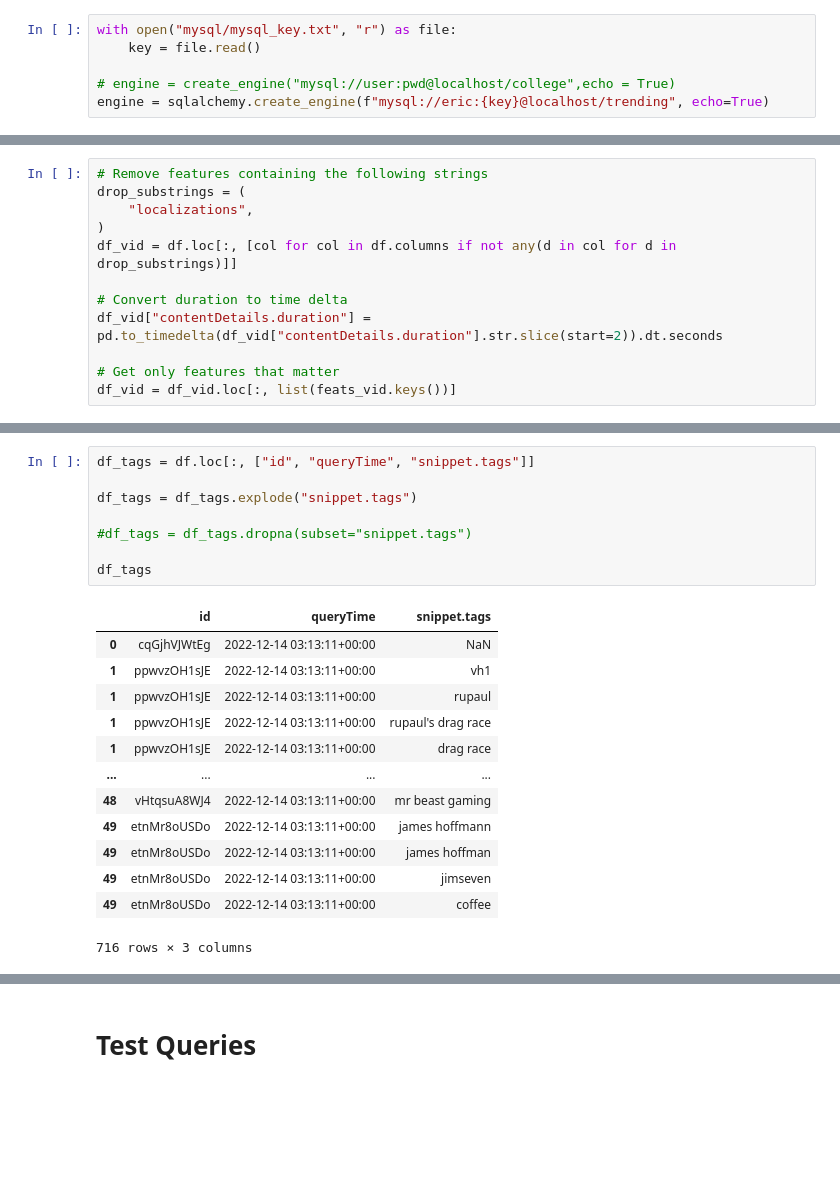
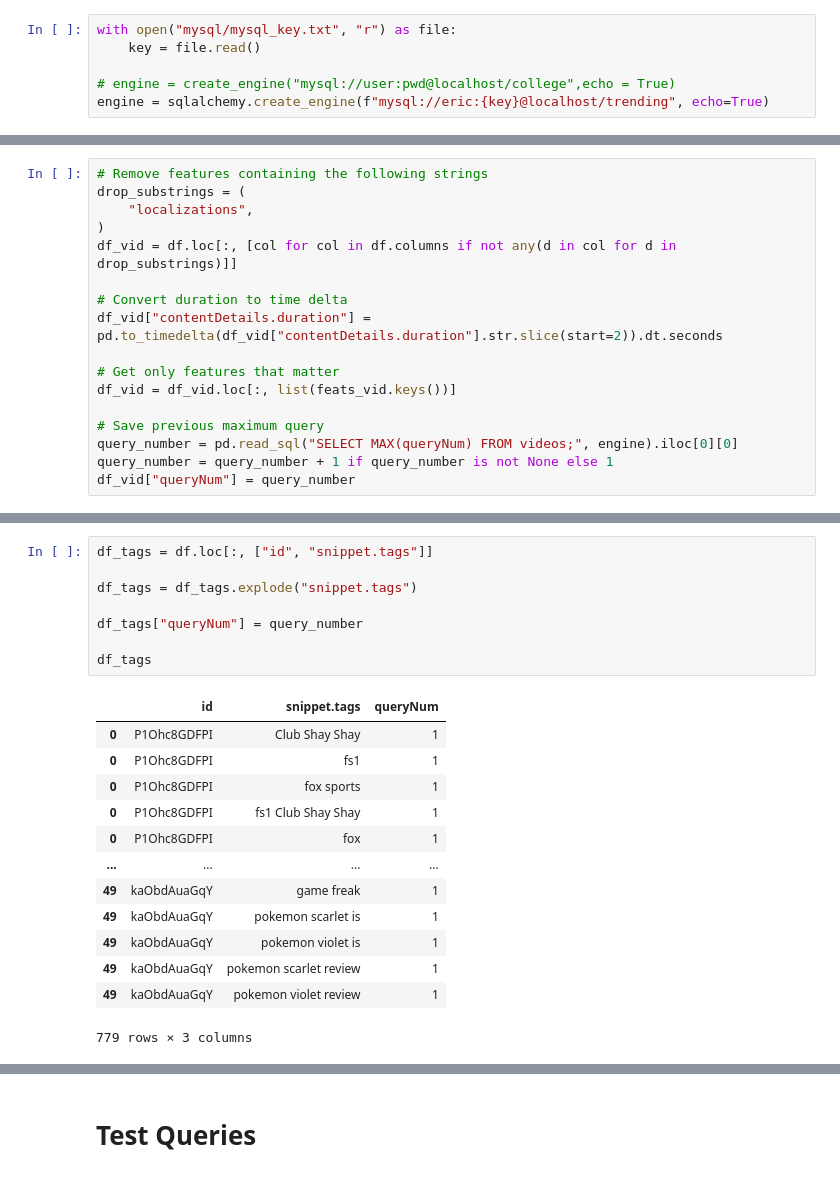
Before and after one commit to Squeemos/MRB_II, a Jupyter notebook: mysql/prototype.ipynb, the cells around one changed output, grey strips where cells are left out. Saved outputs shown, nothing was run; the diff lists cells and outputs as text; blank space fills up the shorter version.

Commit message:
Changes to database prototype
Added unique identifier per insertion with index to use as key between channels alongside video id

```diff
--- a/mysql/prototype.ipynb
+++ b/mysql/prototype.ipynb
@@ -219,3 +212,8 @@ df_vid["contentDetails.duration"] = pd.to_timedelta(df_vid["contentDetails.durat
 
 # Get only features that matter
 df_vid = df_vid.loc[:, list(feats_vid.keys())]
+
+# Save previous maximum query
+query_number = pd.read_sql("SELECT MAX(queryNum) FROM videos;", engine).iloc[0][0]
+query_number = query_number + 1 if query_number is not None else 1
+df_vid["queryNum"] = query_number
@@ -277,25 +275,25 @@ CREATE TABLE tags (
 # %%
-df_tags = df.loc[:, ["id", "queryTime", "snippet.tags"]]
+df_tags = df.loc[:, ["id", "snippet.tags"]]
 
 df_tags = df_tags.explode("snippet.tags")
 
-#df_tags = df_tags.dropna(subset="snippet.tags")
+df_tags["queryNum"] = query_number
 
 df_tags
 # %% [output]
-|  | id | queryTime | snippet.tags |
-| 0 | cqGjhVJWtEg | 2022-12-14 03:13:11+00:00 | NaN |
-| 1 | ppwvzOH1sJE | 2022-12-14 03:13:11+00:00 | vh1 |
-| 1 | ppwvzOH1sJE | 2022-12-14 03:13:11+00:00 | rupaul |
-| 1 | ppwvzOH1sJE | 2022-12-14 03:13:11+00:00 | rupaul's drag race |
-| 1 | ppwvzOH1sJE | 2022-12-14 03:13:11+00:00 | drag race |
+|  | id | snippet.tags | queryNum |
+| 0 | P1Ohc8GDFPI | Club Shay Shay | 1 |
+| 0 | P1Ohc8GDFPI | fs1 | 1 |
+| 0 | P1Ohc8GDFPI | fox sports | 1 |
+| 0 | P1Ohc8GDFPI | fs1 Club Shay Shay | 1 |
+| 0 | P1Ohc8GDFPI | fox | 1 |
 | ... | ... | ... | ... |
-| 48 | vHtqsuA8WJ4 | 2022-12-14 03:13:11+00:00 | mr beast gaming |
-| 49 | etnMr8oUSDo | 2022-12-14 03:13:11+00:00 | james hoffmann |
-| 49 | etnMr8oUSDo | 2022-12-14 03:13:11+00:00 | james hoffman |
-| 49 | etnMr8oUSDo | 2022-12-14 03:13:11+00:00 | jimseven |
-| 49 | etnMr8oUSDo | 2022-12-14 03:13:11+00:00 | coffee |
+| 49 | kaObdAuaGqY | game freak | 1 |
+| 49 | kaObdAuaGqY | pokemon scarlet is | 1 |
+| 49 | kaObdAuaGqY | pokemon violet is | 1 |
+| 49 | kaObdAuaGqY | pokemon scarlet review | 1 |
+| 49 | kaObdAuaGqY | pokemon violet review | 1 |
-716 rows × 3 columns
+779 rows × 3 columns
 # %%
 df_tags.to_sql("tags", engine,
                index=False, if_exists="append",
```
Also changed, not shown: parts of 30 cells of this notebook.
